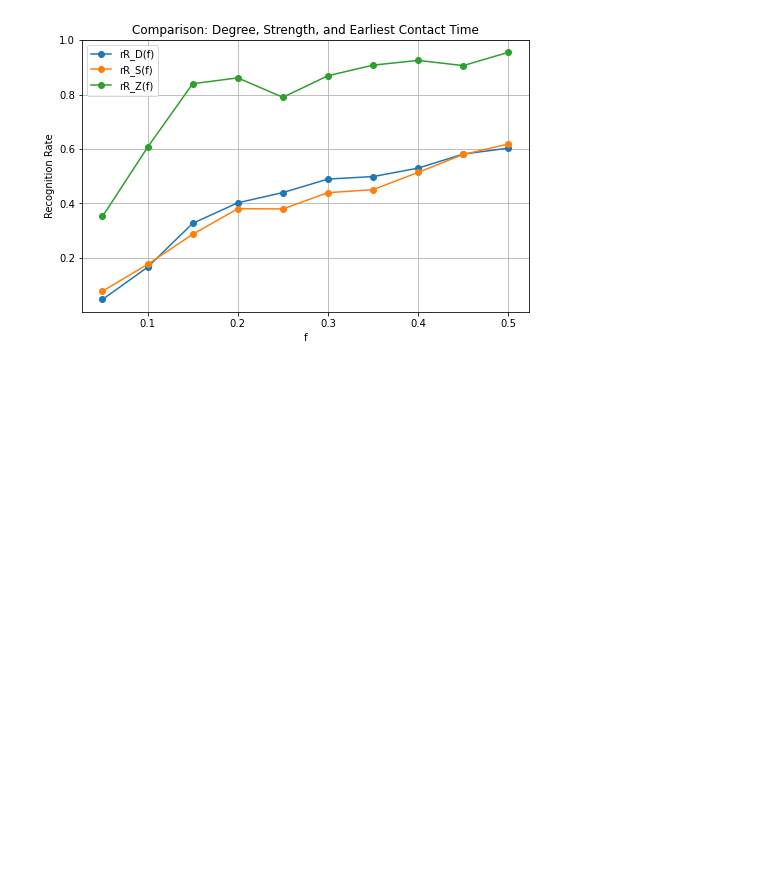
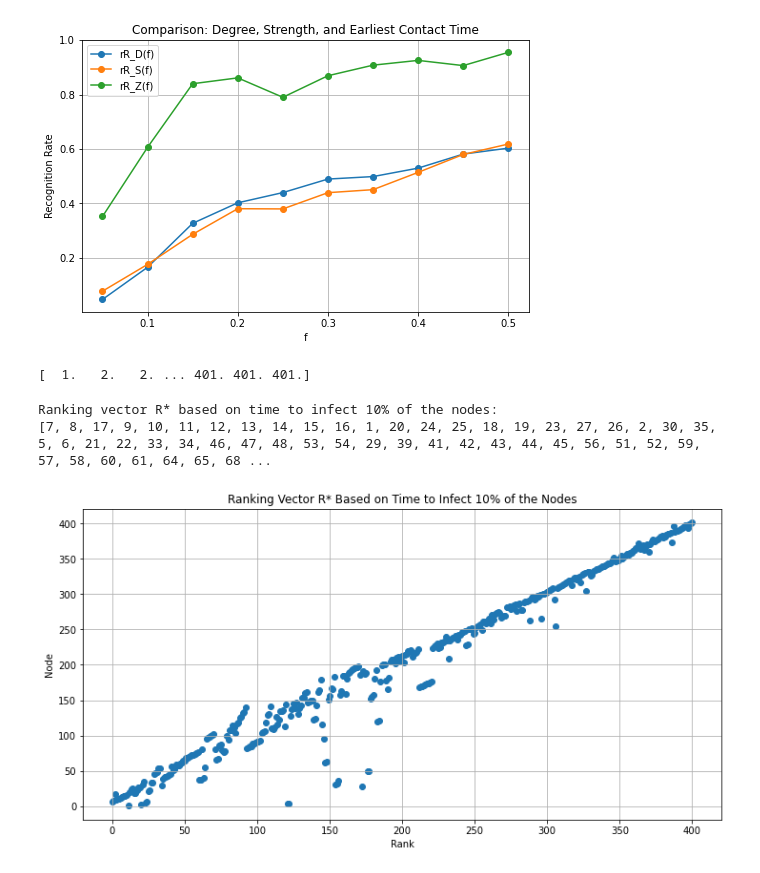
Before and after one commit to Tim-Albers/ComplexNetworks, a Jupyter notebook: FINAL_NOTEBOOK.ipynb, the cells around one changed output. Saved outputs shown, nothing was run; the diff lists cells and outputs as text; code cells hidden in the pictures; blank space fills up the shorter version.

```diff
--- a/FINAL_NOTEBOOK.ipynb
+++ b/FINAL_NOTEBOOK.ipynb
@@ -593,3 +593,44 @@ plt.show()
 8  0.45       0.581350         0.580072         0.906361
 9  0.50       0.603245         0.618225         0.955000
 [figure]
+# %%
+print(all_I_t[4])
+# %% [output]
+[  1.   2.   2. ... 401. 401. 401.]
+# %%
+# Define the threshold for 10% of the nodes
+total_nodes = len(G.nodes)
+threshold_10_percent = 0.1 * total_nodes
+
+# Dictionary to store the time to infect 10% of the nodes for each seed node
+time_to_infect_10_percent = {}
+
+# Iterate through each node and simulate the virus spread
+for node in G.nodes:
+    result = simulate_spreading(node, Gdata, T)
+    time_to_infect_10_percent[node] = np.argmax(result >= threshold_10_percent)
+
+
+# Rank the nodes based on the time to infect 10% of the nodes
+ranked_by_time_to_infect_10_percent = sorted(time_to_infect_10_percent.items(), key=lambda x: x[1])
+
+# Extract the ranking into a vector R*
+R_star = [node for node, _ in ranked_by_time_to_infect_10_percent]
+
+# Print the ranking vector R*
+print("Ranking vector R* based on time to infect 10% of the nodes:")
+print(R_star)
+# %% [output]
+Ranking vector R* based on time to infect 10% of the nodes:
+[7, 8, 17, 9, 10, 11, 12, 13, 14, 15, 16, 1, 20, 24, 25, 18, 19, 23, 27, 26, 2, 30, 35, 5, 6, 21, 22, 33, 34, 46, 47, 48, 53, 54, 29, 39, 41, 42, 43, 44, 45, 56, 51, 52, 59, 57, 58, 60, 61, 64, 65, 68 ...
+# %%
+# Plot the ranking vector R*
+plt.figure(figsize=(12, 6))
+plt.scatter(range(len(R_star)),R_star, marker='o')
+plt.xlabel('Rank')
+plt.ylabel('Node')
+plt.title('Ranking Vector R* Based on Time to Infect 10% of the Nodes')
+plt.grid(True)
+plt.show()
+# %% [output]
+[figure, added]
```
Also changed, not shown: parts of 2 cells of this notebook.
